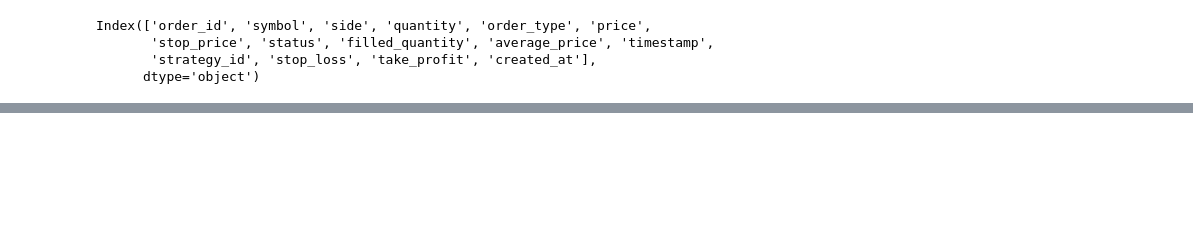
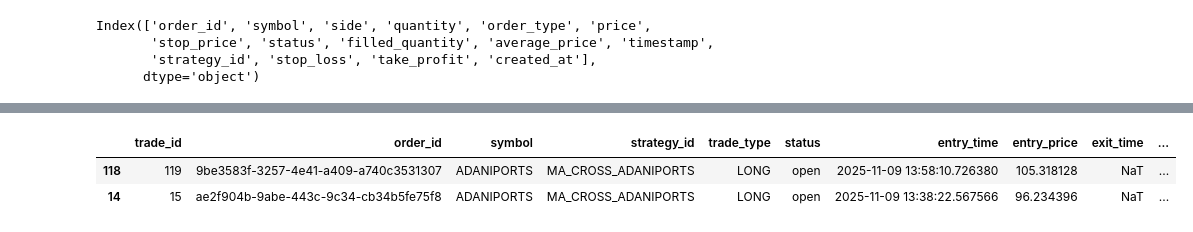
Before and after one commit to AryanGupta0007/algoTradingProject, a Jupyter notebook: analysis.ipynb, the cells around one changed output, grey strips where cells are left out. Saved outputs shown, nothing was run; the diff lists cells and outputs as text; code cells hidden in the pictures; blank space fills up the shorter version.

```diff
--- a/analysis.ipynb
+++ b/analysis.ipynb
@@ -110,0 +153,6 @@ positions_df[positions_df['strategy_id'] == 'RSI_ADANIENT']
+# %%
+trade_logs_df[(trade_logs_df['strategy_id'] == 'MA_CROSS_ADANIPORTS')]
+# %% [output]
+|  | trade_id | order_id | symbol | strategy_id | trade_type | status | entry_time | entry_price | exit_time | ... |
+| 118 | 119 | 9be3583f-3257-4e41-a409-a740c3531307 | ADANIPORTS | MA_CROSS_ADANIPORTS | LONG | open | 2025-11-09 13:58:10.726380 | 105.318128 | NaT | ... |
+| 14 | 15 | ae2f904b-9abe-443c-9c34-cb34b5fe75f8 | ADANIPORTS | MA_CROSS_ADANIPORTS | LONG | open | 2025-11-09 13:38:22.567566 | 96.234396 | NaT | ... |
```
Also changed, not shown: parts of 17 cells of this notebook, 11 other files.
